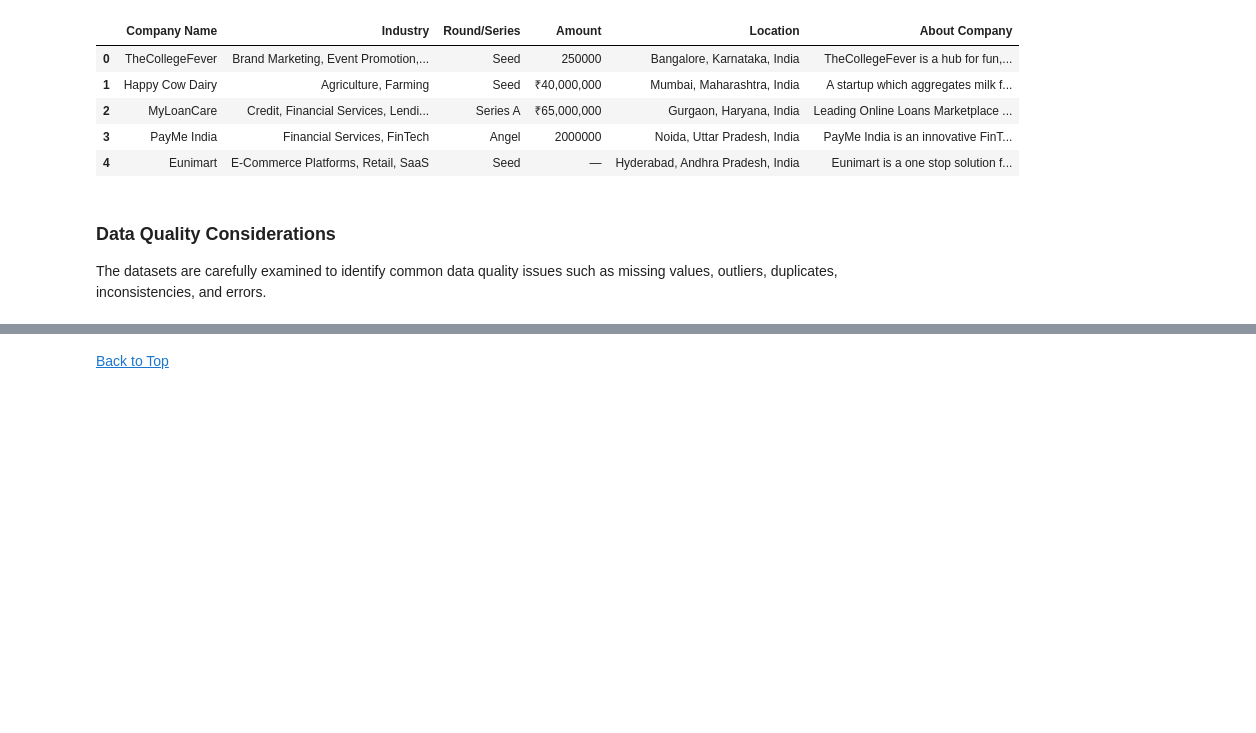
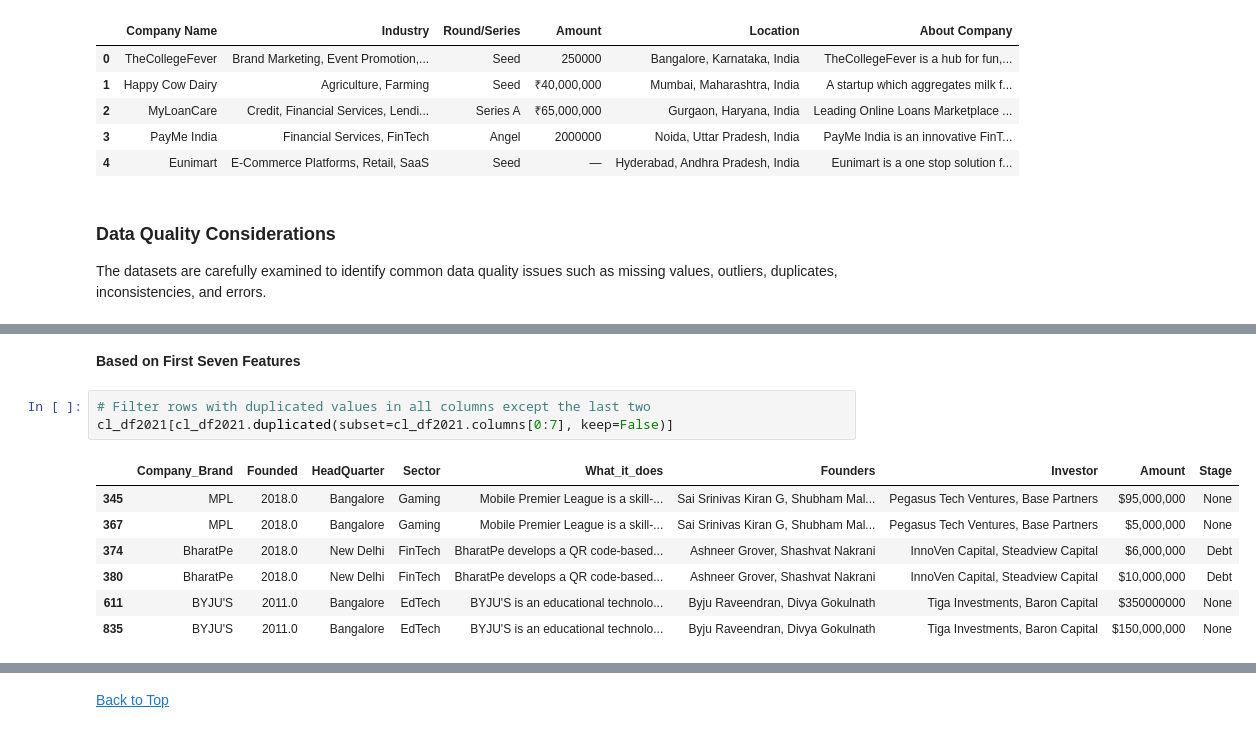
Before and after one commit to ganing12/LP1_Data_Analytics_Project, a Jupyter notebook: Notebook/LP1_Data_Analytics_Project.ipynb, the cells around one changed output, grey strips where cells are left out. Drawn from its saved outputs; the diff is of its cells as text; blank space fills up the shorter version.

```diff
--- a/Notebook/LP1_Data_Analytics_Project.ipynb
+++ b/Notebook/LP1_Data_Analytics_Project.ipynb
@@ -438,0 +1355,13 @@ Verify that all integrated data follows the standardized formats and labelling c
+# %% [markdown]
+**Based on First Seven Features**
+# %%
+# Filter rows with duplicated values in all columns except the last two
+cl_df2021[cl_df2021.duplicated(subset=cl_df2021.columns[0:7], keep=False)]
+# %% [output]
+|  | Company_Brand | Founded | HeadQuarter | Sector | What_it_does | Founders | Investor | Amount | Stage |
+| 345 | MPL | 2018.0 | Bangalore | Gaming | Mobile Premier League is a skill-... | Sai Srinivas Kiran G, Shubham Mal... | Pegasus Tech Ventures, Base Partners | $95,000,000 | None |
+| 367 | MPL | 2018.0 | Bangalore | Gaming | Mobile Premier League is a skill-... | Sai Srinivas Kiran G, Shubham Mal... | Pegasus Tech Ventures, Base Partners | $5,000,000 | None |
+| 374 | BharatPe | 2018.0 | New Delhi | FinTech | BharatPe develops a QR code-based... | Ashneer Grover, Shashvat Nakrani | InnoVen Capital, Steadview Capital | $6,000,000 | Debt |
+| 380 | BharatPe | 2018.0 | New Delhi | FinTech | BharatPe develops a QR code-based... | Ashneer Grover, Shashvat Nakrani | InnoVen Capital, Steadview Capital | $10,000,000 | Debt |
+| 611 | BYJU'S | 2011.0 | Bangalore | EdTech | BYJU'S is an educational technolo... | Byju Raveendran, Divya Gokulnath | Tiga Investments, Baron Capital | $350000000 | None |
+| 835 | BYJU'S | 2011.0 | Bangalore | EdTech | BYJU'S is an educational technolo... | Byju Raveendran, Divya Gokulnath | Tiga Investments, Baron Capital | $150,000,000 | None |
```
Also changed, not shown: parts of 48 cells of this notebook, 2 other files.
